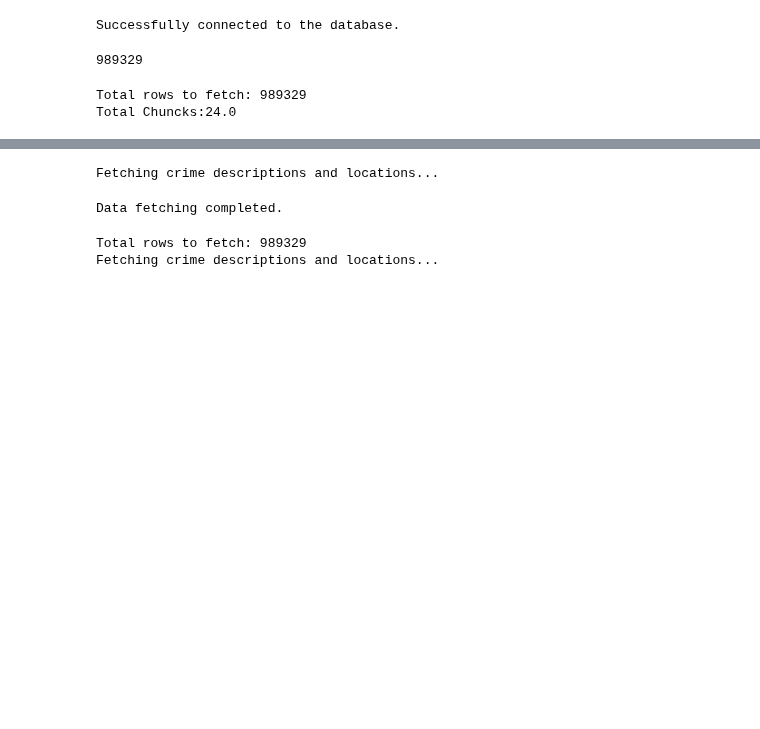
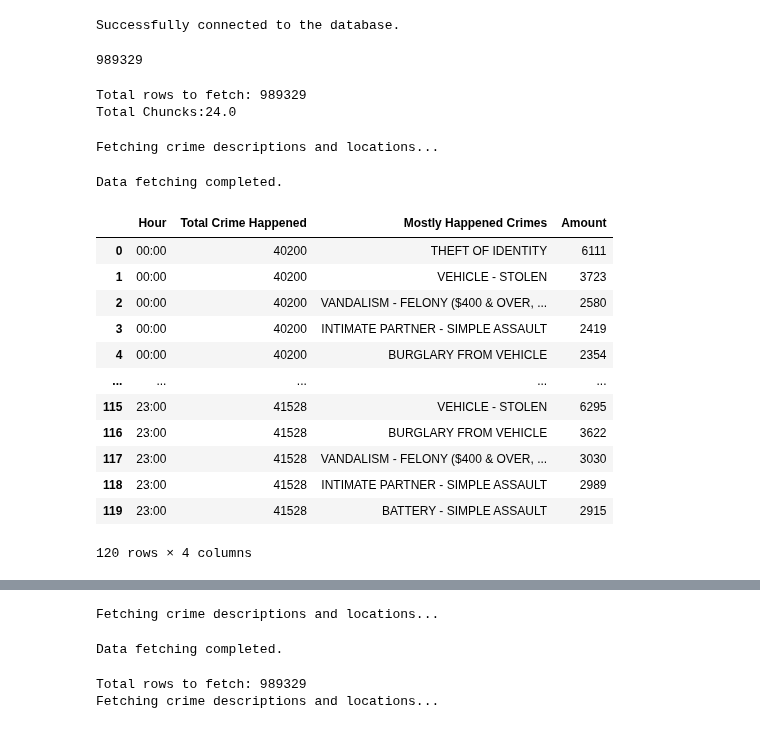
Before and after one commit to MalakaSupun/Crime-Data-Analysis-of-LAPD, a Jupyter notebook: Analysis/MySQL_Analysis.ipynb, the cells around one changed output, grey strips where cells are left out. Drawn from its saved outputs; the diff is of its cells as text; code cells hidden in the pictures; blank space fills up the shorter version.

```diff
--- a/Analysis/MySQL_Analysis.ipynb
+++ b/Analysis/MySQL_Analysis.ipynb
@@ -172,3 +172,31 @@ print(f"Total rows to fetch: {total_rows}",f"\nTotal Chuncks:{num_chunks}")
 # %% [output]
 Total rows to fetch: 989329
 Total Chuncks:24.0
+# %%
+chunks_03= []
+print("Fetching crime descriptions and locations...")
+for chunk in tqdm(pd.read_sql_query(query_03, conn, chunksize=chunk_size),total=24,desc="Reading data chunks for query 03 : "):
+    chunks_03.append(chunk)
+
+# Concatenate all chunks into a single DataFrame
+Results_03_raw = pd.concat(chunks_03, ignore_index=True)
+print("Data fetching completed.")
+# %% [output]
+Fetching crime descriptions and locations...
+Data fetching completed.
+# %%
+Results_03_raw
+# %% [output]
+|  | Hour | Total Crime Happened | Mostly Happened Crimes | Amount |
+| 0 | 00:00 | 40200 | THEFT OF IDENTITY | 6111 |
+| 1 | 00:00 | 40200 | VEHICLE - STOLEN | 3723 |
+| 2 | 00:00 | 40200 | VANDALISM - FELONY ($400 & OVER, ... | 2580 |
+| 3 | 00:00 | 40200 | INTIMATE PARTNER - SIMPLE ASSAULT | 2419 |
+| 4 | 00:00 | 40200 | BURGLARY FROM VEHICLE | 2354 |
+| ... | ... | ... | ... | ... |
+| 115 | 23:00 | 41528 | VEHICLE - STOLEN | 6295 |
+| 116 | 23:00 | 41528 | BURGLARY FROM VEHICLE | 3622 |
+| 117 | 23:00 | 41528 | VANDALISM - FELONY ($400 & OVER, ... | 3030 |
+| 118 | 23:00 | 41528 | INTIMATE PARTNER - SIMPLE ASSAULT | 2989 |
+| 119 | 23:00 | 41528 | BATTERY - SIMPLE ASSAULT | 2915 |
+120 rows × 4 columns
```
Also changed, not shown: parts of 2 cells of this notebook.
